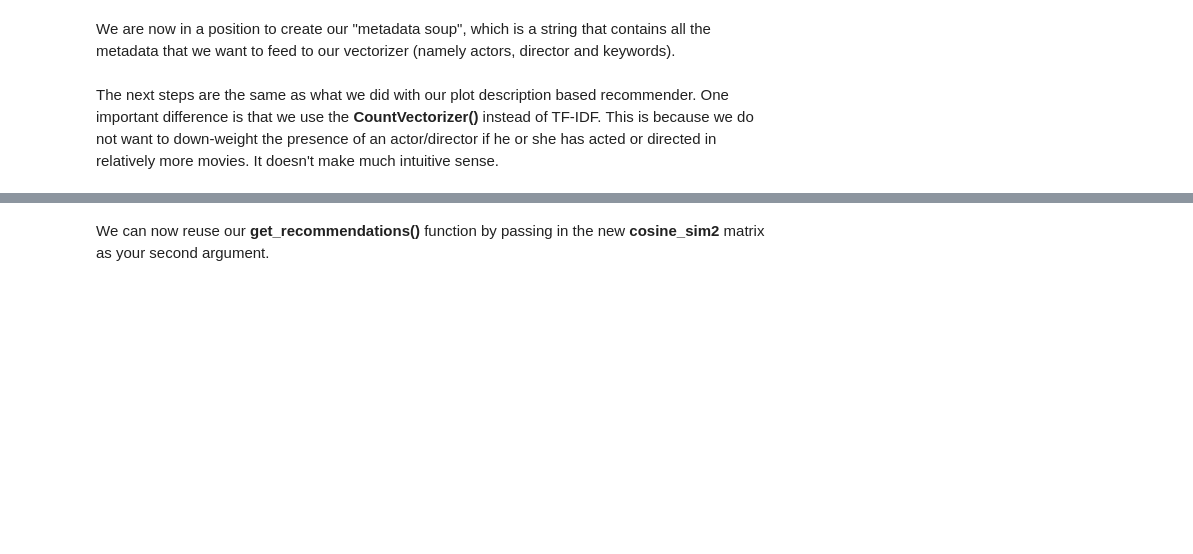
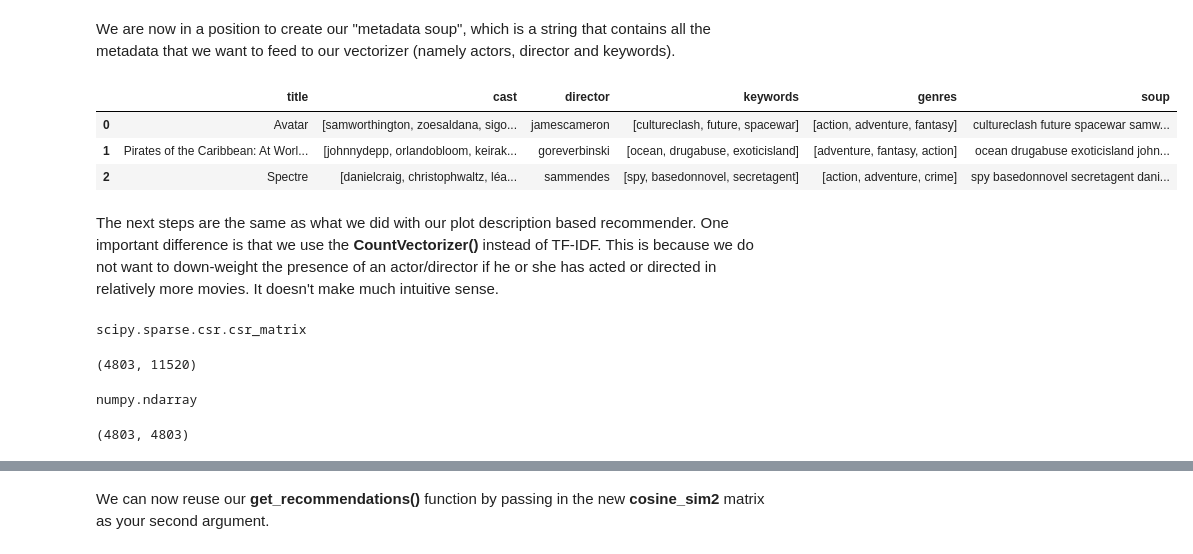
Before and after one commit to shawnngtq/machine-learning, a Jupyter notebook: film-recommendation-engine/getting-started-with-a-movie-recommendation-system.ipynb, the cells around one changed output, grey strips where cells are left out. Saved outputs shown, nothing was run; the diff lists cells and outputs as text; code cells hidden in the pictures; blank space fills up the shorter version.

```diff
--- a/film-recommendation-engine/getting-started-with-a-movie-recommendation-system.ipynb
+++ b/film-recommendation-engine/getting-started-with-a-movie-recommendation-system.ipynb
@@ -379,4 +440,11 @@ def create_soup(x):
 df2['soup'] = df2.apply(create_soup, axis=1)
+# %%
+df2[['title', 'cast', 'director', 'keywords', 'genres', 'soup']].head(3)
+# %% [output]
+|  | title | cast | director | keywords | genres | soup |
+| 0 | Avatar | [samworthington, zoesaldana, sigo... | jamescameron | [cultureclash, future, spacewar] | [action, adventure, fantasy] | cultureclash future spacewar samw... |
+| 1 | Pirates of the Caribbean: At Worl... | [johnnydepp, orlandobloom, keirak... | goreverbinski | [ocean, drugabuse, exoticisland] | [adventure, fantasy, action] | ocean drugabuse exoticisland john... |
+| 2 | Spectre | [danielcraig, christophwaltz, léa... | sammendes | [spy, basedonnovel, secretagent] | [action, adventure, crime] | spy basedonnovel secretagent dani... |
 # %% [markdown]
 The next steps are the same as what we did with our plot description based recommender. One important difference is that we use the **CountVectorizer()** instead of TF-IDF. This is because we do not want to down-weight the presence of an actor/director if he or she has acted or directed in relatively more movies. It doesn't make much intuitive sense.
 # %%
@@ -385,11 +453,26 @@ from sklearn.feature_extraction.text import CountVectorizer
 
 count = CountVectorizer(stop_words='english')
 count_matrix = count.fit_transform(df2['soup'])
+# %%
+type(count_matrix)
+# %% [output]
+scipy.sparse.csr.csr_matrix
+# %%
+count_matrix.shape
+# %% [output]
+(4803, 11520)
 # %%
 # Compute the Cosine Similarity matrix based on the count_matrix
 from sklearn.metrics.pairwise import cosine_similarity
 
 cosine_sim2 = cosine_similarity(count_matrix, count_matrix)
+type(cosine_sim2)
+# %% [output]
+numpy.ndarray
+# %%
+cosine_sim2.shape
+# %% [output]
+(4803, 4803)
 # %%
 # Reset index of our main DataFrame and construct reverse mapping as before
 df2 = df2.reset_index()
```
Also changed, not shown: parts of 25 cells of this notebook.
